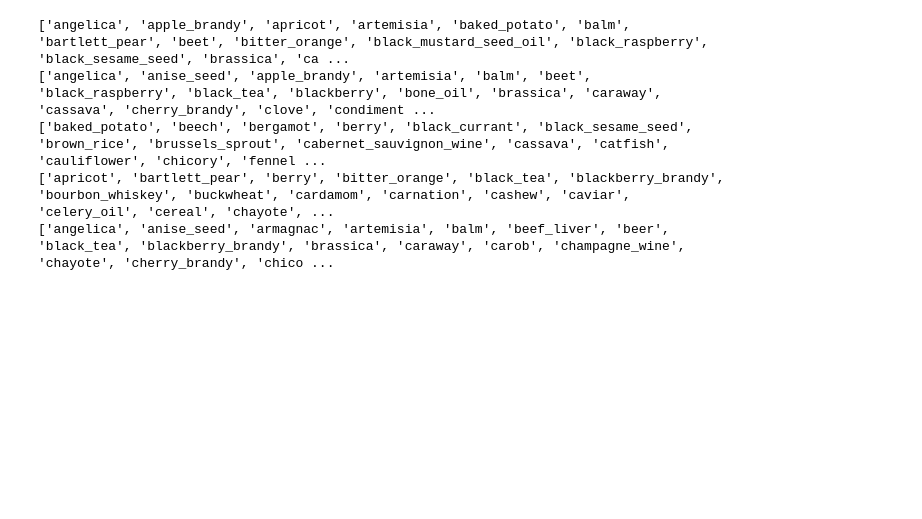
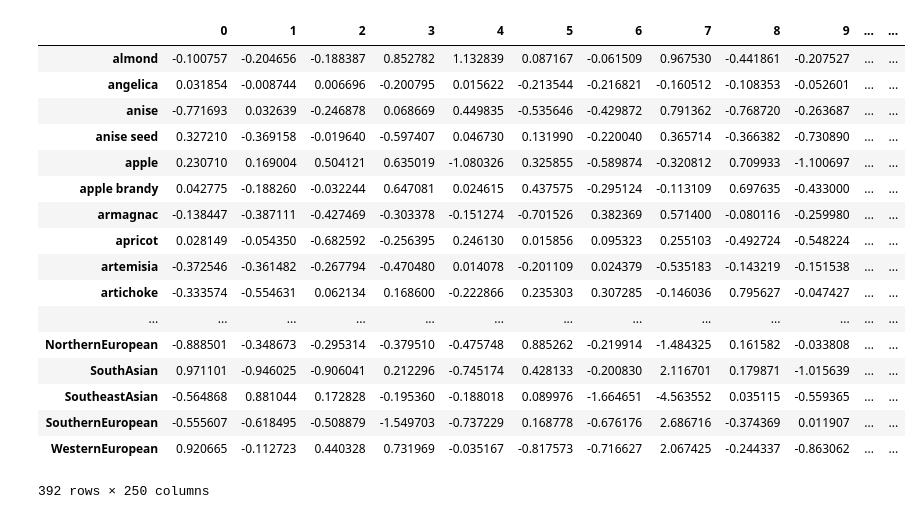
Before and after one commit to MichielStock/Just_for_fun, a Jupyter notebook: RestrictedBoltzmanMachine/RecipeSampler.ipynb, the cells around one changed output. Saved outputs shown, nothing was run; the diff lists cells and outputs as text; code cells hidden in the pictures; blank space fills up the shorter version.

```diff
--- a/RestrictedBoltzmanMachine/RecipeSampler.ipynb
+++ b/RestrictedBoltzmanMachine/RecipeSampler.ipynb
@@ -45,10 +101,21 @@ plt.imshow(rbm._weights, interpolation='nearest')
-# %%
-sample_recipes = rbm.sample_fantasies(np.random.binomial(1, 0.5, (5, 392)), 1)[0]
-for binary_vector in sample_recipes:
-    print [ingr for ingr, ind in zip(recipes.columns, binary_vector) if ind == 1]
-# %% [output]
-['angelica', 'apple_brandy', 'apricot', 'artemisia', 'baked_potato', 'balm', 'bartlett_pear', 'beet', 'bitter_orange', 'black_mustard_seed_oil', 'black_raspberry', 'black_sesame_seed', 'brassica', 'ca ...
-['angelica', 'anise_seed', 'apple_brandy', 'artemisia', 'balm', 'beet', 'black_raspberry', 'black_tea', 'blackberry', 'bone_oil', 'brassica', 'caraway', 'cassava', 'cherry_brandy', 'clove', 'condiment ...
-['baked_potato', 'beech', 'bergamot', 'berry', 'black_currant', 'black_sesame_seed', 'brown_rice', 'brussels_sprout', 'cabernet_sauvignon_wine', 'cassava', 'catfish', 'cauliflower', 'chicory', 'fennel ...
-['apricot', 'bartlett_pear', 'berry', 'bitter_orange', 'black_tea', 'blackberry_brandy', 'bourbon_whiskey', 'buckwheat', 'cardamom', 'carnation', 'cashew', 'caviar', 'celery_oil', 'cereal', 'chayote', ...
-['angelica', 'anise_seed', 'armagnac', 'artemisia', 'balm', 'beef_liver', 'beer', 'black_tea', 'blackberry_brandy', 'brassica', 'caraway', 'carob', 'champagne_wine', 'chayote', 'cherry_brandy', 'chico ...
+# %%
+pd.DataFrame(rbm._weights, index=recipes.columns)
+# %% [output]
+|  | 0 | 1 | 2 | 3 | 4 | 5 | 6 | 7 | 8 | 9 | ... | ... |
+| almond | -0.100757 | -0.204656 | -0.188387 | 0.852782 | 1.132839 | 0.087167 | -0.061509 | 0.967530 | -0.441861 | -0.207527 | ... | ... |
+| angelica | 0.031854 | -0.008744 | 0.006696 | -0.200795 | 0.015622 | -0.213544 | -0.216821 | -0.160512 | -0.108353 | -0.052601 | ... | ... |
+| anise | -0.771693 | 0.032639 | -0.246878 | 0.068669 | 0.449835 | -0.535646 | -0.429872 | 0.791362 | -0.768720 | -0.263687 | ... | ... |
+| anise seed | 0.327210 | -0.369158 | -0.019640 | -0.597407 | 0.046730 | 0.131990 | -0.220040 | 0.365714 | -0.366382 | -0.730890 | ... | ... |
+| apple | 0.230710 | 0.169004 | 0.504121 | 0.635019 | -1.080326 | 0.325855 | -0.589874 | -0.320812 | 0.709933 | -1.100697 | ... | ... |
+| apple brandy | 0.042775 | -0.188260 | -0.032244 | 0.647081 | 0.024615 | 0.437575 | -0.295124 | -0.113109 | 0.697635 | -0.433000 | ... | ... |
+| armagnac | -0.138447 | -0.387111 | -0.427469 | -0.303378 | -0.151274 | -0.701526 | 0.382369 | 0.571400 | -0.080116 | -0.259980 | ... | ... |
+| apricot | 0.028149 | -0.054350 | -0.682592 | -0.256395 | 0.246130 | 0.015856 | 0.095323 | 0.255103 | -0.492724 | -0.548224 | ... | ... |
+| artemisia | -0.372546 | -0.361482 | -0.267794 | -0.470480 | 0.014078 | -0.201109 | 0.024379 | -0.535183 | -0.143219 | -0.151538 | ... | ... |
+| artichoke | -0.333574 | -0.554631 | 0.062134 | 0.168600 | -0.222866 | 0.235303 | 0.307285 | -0.146036 | 0.795627 | -0.047427 | ... | ... |
+| ... | ... | ... | ... | ... | ... | ... | ... | ... | ... | ... | ... | ... |
+| NorthernEuropean | -0.888501 | -0.348673 | -0.295314 | -0.379510 | -0.475748 | 0.885262 | -0.219914 | -1.484325 | 0.161582 | -0.033808 | ... | ... |
+| SouthAsian | 0.971101 | -0.946025 | -0.906041 | 0.212296 | -0.745174 | 0.428133 | -0.200830 | 2.116701 | 0.179871 | -1.015639 | ... | ... |
+| SoutheastAsian | -0.564868 | 0.881044 | 0.172828 | -0.195360 | -0.188018 | 0.089976 | -1.664651 | -4.563552 | 0.035115 | -0.559365 | ... | ... |
+| SouthernEuropean | -0.555607 | -0.618495 | -0.508879 | -1.549703 | -0.737229 | 0.168778 | -0.676176 | 2.686716 | -0.374369 | 0.011907 | ... | ... |
+| WesternEuropean | 0.920665 | -0.112723 | 0.440328 | 0.731969 | -0.035167 | -0.817573 | -0.716627 | 2.067425 | -0.244337 | -0.863062 | ... | ... |
+392 rows × 250 columns
```
Also changed, not shown: parts of 21 cells of this notebook, 2 other files.
